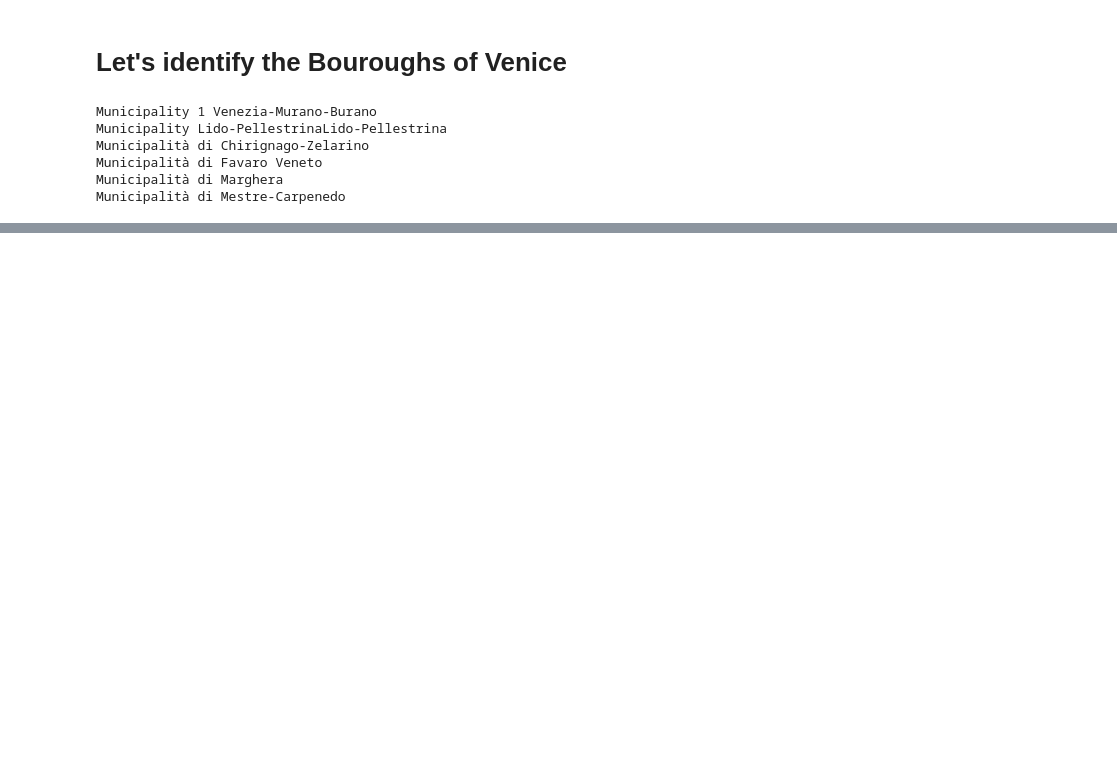
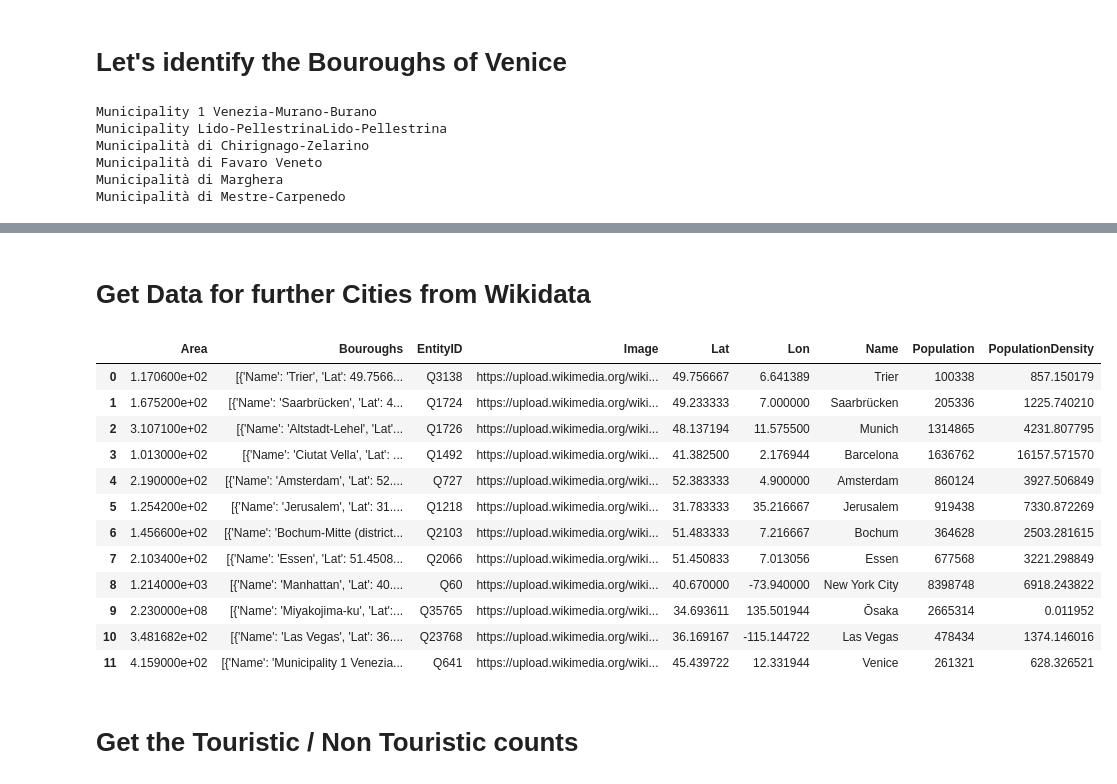
Before and after one commit to schmiddim/Coursera_Capstone, a Jupyter notebook: week5/1-venice.ipynb, the cells around one changed output, grey strips where cells are left out. Cells and saved outputs as stored; diff of their text form; code cells hidden in the pictures; blank space fills up the shorter version.

```diff
--- a/week5/1-venice.ipynb
+++ b/week5/1-venice.ipynb
@@ -47,8 +49,6 @@ I wrote a Class that collects methods to retrieve all relevant informations like
 from qwikidata.linked_data_interface import get_entity_dict_from_api
 import pandas as pd
 from wikidata.client import Client
-
-
 class WikiDataWrapper:
     def __init__(self, entity_id):
         self.entity_id = entity_id
@@ -111,13 +111,18 @@ class WikiDataWrapper:
          https://www.wikidata.org/wiki/Property:P150        contains administrative territorial entity
         :return:
         """
+        bourough_ids = []
+        bouroughs = []
+
         property = self.entity.get("claims").get("P150")
         # @Todo Q_TRIER = "Q3138" has NO P150
         if property is None:
+
             print(self.entity_id, "has no P150")
-            return []
-        bourough_ids = []
-        bouroughs = []
+            lat, lon = self.get_coordinate_location()
+            bouroughs.append({"Name": self.get_name(), "Lat": lat, "Lon": lon})
+            return bouroughs
+
 
         for item in property:
             entity = item.get("mainsnak").get("datavalue").get('value').get('id')
@@ -212,0 +508,38 @@ map
+# %% [markdown]
+# Get Data for further Cities from Wikidata
+# %%
+import os.path
+
+cities = ["Q3138", "Q1724",  "Q1726",   "Q1492", "Q727", "Q1218", "Q2103", "Q2066", "Q60", "Q35765",
+          "Q23768", "Q641"]
+
+path_name = "./data_tmp/cities_with_wikidata.json"
+df_cities = pd.DataFrame()
+if not os.path.exists(path_name):
+    print("Cache miss")
+    for city in cities:
+        wrapper = WikiDataWrapper(city)
+        df_cities = df_cities.append(wrapper.get_series_for_data_frame(), ignore_index=True)
+
+    df_cities.to_json(path_or_buf=path_name)
+with open(path_name, 'r') as f:
+    df_cities = pd.read_json(path_name)
+
+
+df_cities
+# %% [output]
+|  | Area | Bouroughs | EntityID | Image | Lat | Lon | Name | Population | PopulationDensity |
+| 0 | 1.170600e+02 | [{'Name': 'Trier', 'Lat': 49.7566... | Q3138 | https://upload.wikimedia.org/wiki... | 49.756667 | 6.641389 | Trier | 100338 | 857.150179 |
+| 1 | 1.675200e+02 | [{'Name': 'Saarbrücken', 'Lat': 4... | Q1724 | https://upload.wikimedia.org/wiki... | 49.233333 | 7.000000 | Saarbrücken | 205336 | 1225.740210 |
+| 2 | 3.107100e+02 | [{'Name': 'Altstadt-Lehel', 'Lat'... | Q1726 | https://upload.wikimedia.org/wiki... | 48.137194 | 11.575500 | Munich | 1314865 | 4231.807795 |
+| 3 | 1.013000e+02 | [{'Name': 'Ciutat Vella', 'Lat': ... | Q1492 | https://upload.wikimedia.org/wiki... | 41.382500 | 2.176944 | Barcelona | 1636762 | 16157.571570 |
+| 4 | 2.190000e+02 | [{'Name': 'Amsterdam', 'Lat': 52.... | Q727 | https://upload.wikimedia.org/wiki... | 52.383333 | 4.900000 | Amsterdam | 860124 | 3927.506849 |
+| 5 | 1.254200e+02 | [{'Name': 'Jerusalem', 'Lat': 31.... | Q1218 | https://upload.wikimedia.org/wiki... | 31.783333 | 35.216667 | Jerusalem | 919438 | 7330.872269 |
+| 6 | 1.456600e+02 | [{'Name': 'Bochum-Mitte (district... | Q2103 | https://upload.wikimedia.org/wiki... | 51.483333 | 7.216667 | Bochum | 364628 | 2503.281615 |
+| 7 | 2.103400e+02 | [{'Name': 'Essen', 'Lat': 51.4508... | Q2066 | https://upload.wikimedia.org/wiki... | 51.450833 | 7.013056 | Essen | 677568 | 3221.298849 |
+| 8 | 1.214000e+03 | [{'Name': 'Manhattan', 'Lat': 40.... | Q60 | https://upload.wikimedia.org/wiki... | 40.670000 | -73.940000 | New York City | 8398748 | 6918.243822 |
+| 9 | 2.230000e+08 | [{'Name': 'Miyakojima-ku', 'Lat':... | Q35765 | https://upload.wikimedia.org/wiki... | 34.693611 | 135.501944 | Ōsaka | 2665314 | 0.011952 |
+| 10 | 3.481682e+02 | [{'Name': 'Las Vegas', 'Lat': 36.... | Q23768 | https://upload.wikimedia.org/wiki... | 36.169167 | -115.144722 | Las Vegas | 478434 | 1374.146016 |
+| 11 | 4.159000e+02 | [{'Name': 'Municipality 1 Venezia... | Q641 | https://upload.wikimedia.org/wiki... | 45.439722 | 12.331944 | Venice | 261321 | 628.326521 |
+# %% [markdown]
+# Get the Touristic / Non Touristic counts
```
Also changed, not shown: parts of 12 cells of this notebook, 6 other files.
